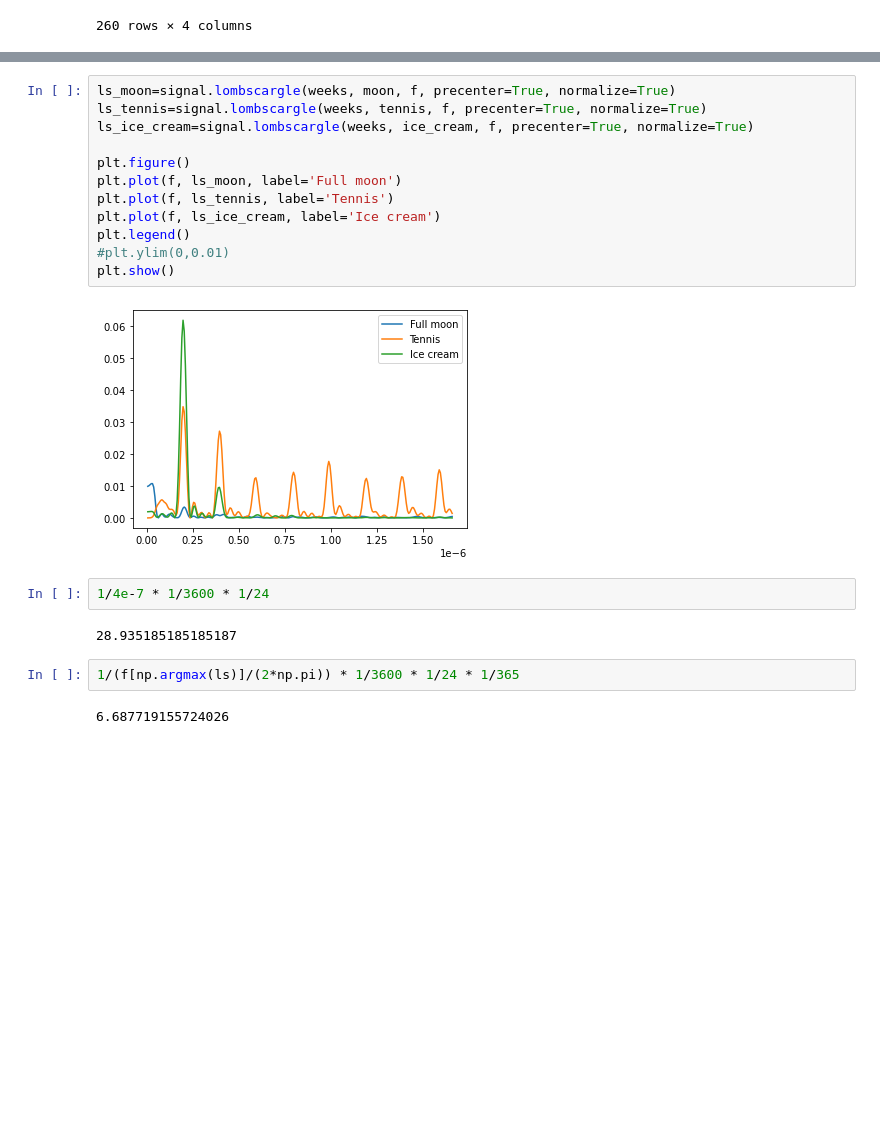
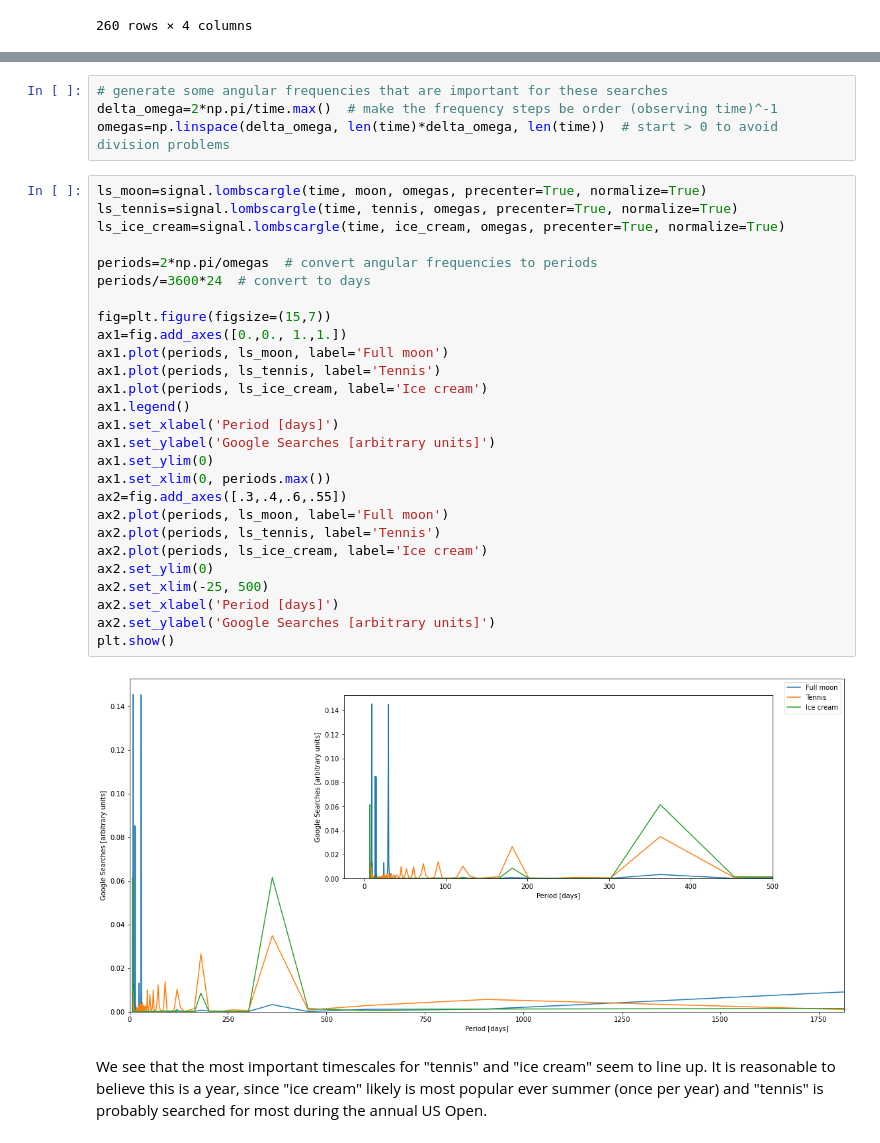
Before and after one commit to christianhbye/python_ay_250_hw, a Jupyter notebook: hw_1/hw_1_assignment.ipynb, the cells around one changed output, grey strips where cells are left out. Drawn from its saved outputs; the diff is of its cells as text; blank space fills up the shorter version.

```diff
--- a/hw_1/hw_1_assignment.ipynb
+++ b/hw_1/hw_1_assignment.ipynb
@@ -545,22 +546,35 @@ f=np.linspace(delta_f, max_f, len(weeks))
-# %%
-ls_moon=signal.lombscargle(weeks, moon, f, precenter=True, normalize=True)
-ls_tennis=signal.lombscargle(weeks, tennis, f, precenter=True, normalize=True)
-ls_ice_cream=signal.lombscargle(weeks, ice_cream, f, precenter=True, normalize=True)
-
-plt.figure()
-plt.plot(f, ls_moon, label='Full moon')
-plt.plot(f, ls_tennis, label='Tennis')
-plt.plot(f, ls_ice_cream, label='Ice cream')
-plt.legend()
-#plt.ylim(0,0.01)
-plt.show()
-# %% [output]
-[figure, removed]
-# %%
-1/4e-7 * 1/3600 * 1/24
-# %% [output]
-28.935185185185187
-# %%
-1/(f[np.argmax(ls)]/(2*np.pi)) * 1/3600 * 1/24 * 1/365
-# %% [output]
-6.687719155724026
+# %%
+# generate some angular frequencies that are important for these searches
+delta_omega=2*np.pi/time.max()  # make the frequency steps be order (observing time)^-1
+omegas=np.linspace(delta_omega, len(time)*delta_omega, len(time))  # start > 0 to avoid division problems
+# %%
+ls_moon=signal.lombscargle(time, moon, omegas, precenter=True, normalize=True)
+ls_tennis=signal.lombscargle(time, tennis, omegas, precenter=True, normalize=True)
+ls_ice_cream=signal.lombscargle(time, ice_cream, omegas, precenter=True, normalize=True)
+
+periods=2*np.pi/omegas  # convert angular frequencies to periods
+periods/=3600*24  # convert to days
+
+fig=plt.figure(figsize=(15,7))
+ax1=fig.add_axes([0.,0., 1.,1.])
+ax1.plot(periods, ls_moon, label='Full moon')
+ax1.plot(periods, ls_tennis, label='Tennis')
+ax1.plot(periods, ls_ice_cream, label='Ice cream')
+ax1.legend()
+ax1.set_xlabel('Period [days]')
+ax1.set_ylabel('Google Searches [arbitrary units]')
+ax1.set_ylim(0)
+ax1.set_xlim(0, periods.max())
+ax2=fig.add_axes([.3,.4,.6,.55])
+ax2.plot(periods, ls_moon, label='Full moon')
+ax2.plot(periods, ls_tennis, label='Tennis')
+ax2.plot(periods, ls_ice_cream, label='Ice cream')
+ax2.set_ylim(0)
+ax2.set_xlim(-25, 500)
+ax2.set_xlabel('Period [days]')
+ax2.set_ylabel('Google Searches [arbitrary units]')
+plt.show()
+# %% [output]
+[figure, added]
+# %% [markdown]
+We see that the most important timescales for "tennis" and "ice cream" seem to line up. It is reasonable to believe this is a year, since "ice cream" likely is most popular ever summer (once per year) and "tennis" is probably searched for most during the annual US Open.
```
Also changed, not shown: parts of 11 cells of this notebook.
